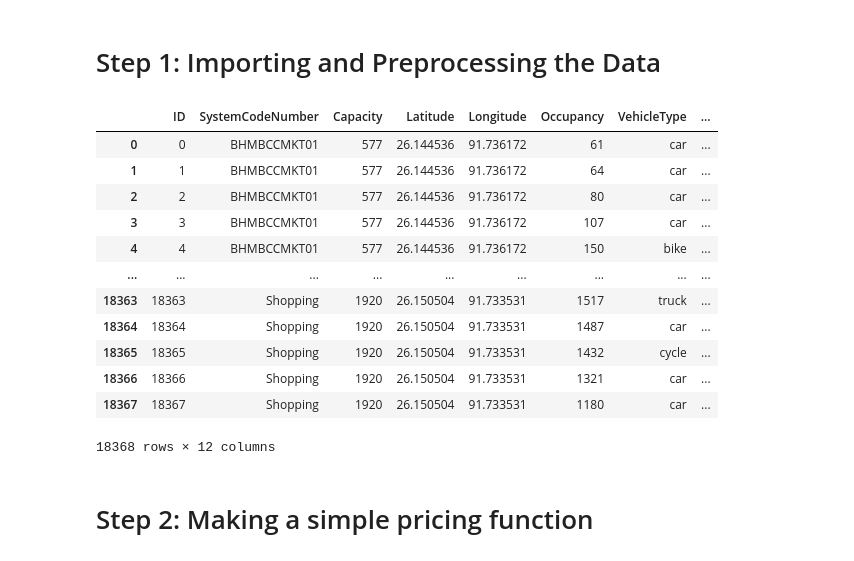
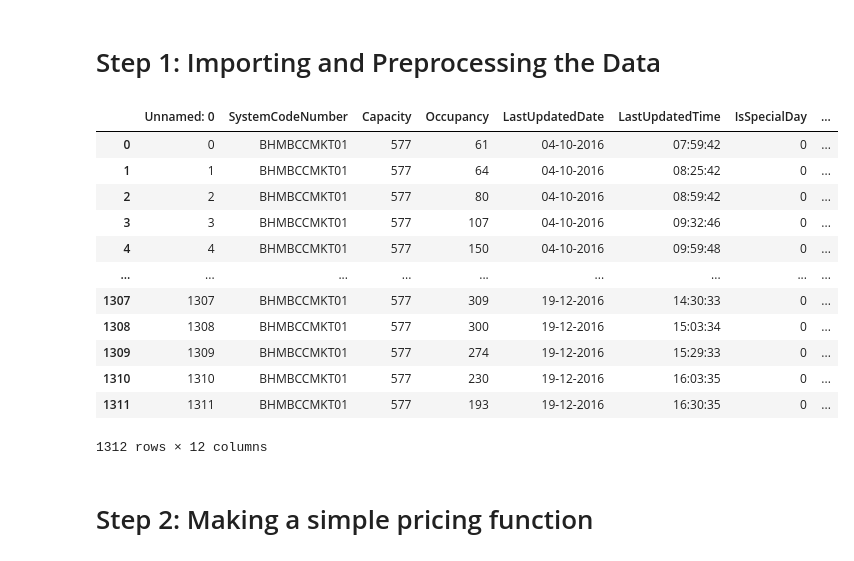
Before and after one commit to rahmani143/IITG_CA_AIML, a Jupyter notebook: final_project/Sample_Notebook.ipynb, the cells around one changed output. Saved outputs shown, nothing was run; the diff lists cells and outputs as text; code cells hidden in the pictures.

```diff
--- a/final_project/Sample_Notebook.ipynb
+++ b/final_project/Sample_Notebook.ipynb
@@ -22,24 +25,24 @@ import panel as pn
 # %% [markdown]
 # Step 1: Importing and Preprocessing the Data
 # %%
-df = pd.read_csv('dataset.csv')
+df = pd.read_csv('/content/Modified - modified (1).csv')
 df
 
 # You can find the sample dataset here: https://drive.google.com/file/d/1D479FLjp9aO3Mg8g6Lpj9oRViWacurA6/view?usp=sharing
 # %% [output]
-|  | ID | SystemCodeNumber | Capacity | Latitude | Longitude | Occupancy | VehicleType | ... |
-| 0 | 0 | BHMBCCMKT01 | 577 | 26.144536 | 91.736172 | 61 | car | ... |
-| 1 | 1 | BHMBCCMKT01 | 577 | 26.144536 | 91.736172 | 64 | car | ... |
-| 2 | 2 | BHMBCCMKT01 | 577 | 26.144536 | 91.736172 | 80 | car | ... |
-| 3 | 3 | BHMBCCMKT01 | 577 | 26.144536 | 91.736172 | 107 | car | ... |
-| 4 | 4 | BHMBCCMKT01 | 577 | 26.144536 | 91.736172 | 150 | bike | ... |
+|  | Unnamed: 0 | SystemCodeNumber | Capacity | Occupancy | LastUpdatedDate | LastUpdatedTime | IsSpecialDay | ... |
+| 0 | 0 | BHMBCCMKT01 | 577 | 61 | 04-10-2016 | 07:59:42 | 0 | ... |
+| 1 | 1 | BHMBCCMKT01 | 577 | 64 | 04-10-2016 | 08:25:42 | 0 | ... |
+| 2 | 2 | BHMBCCMKT01 | 577 | 80 | 04-10-2016 | 08:59:42 | 0 | ... |
+| 3 | 3 | BHMBCCMKT01 | 577 | 107 | 04-10-2016 | 09:32:46 | 0 | ... |
+| 4 | 4 | BHMBCCMKT01 | 577 | 150 | 04-10-2016 | 09:59:48 | 0 | ... |
 | ... | ... | ... | ... | ... | ... | ... | ... | ... |
-| 18363 | 18363 | Shopping | 1920 | 26.150504 | 91.733531 | 1517 | truck | ... |
-| 18364 | 18364 | Shopping | 1920 | 26.150504 | 91.733531 | 1487 | car | ... |
-| 18365 | 18365 | Shopping | 1920 | 26.150504 | 91.733531 | 1432 | cycle | ... |
-| 18366 | 18366 | Shopping | 1920 | 26.150504 | 91.733531 | 1321 | car | ... |
-| 18367 | 18367 | Shopping | 1920 | 26.150504 | 91.733531 | 1180 | car | ... |
+| 1307 | 1307 | BHMBCCMKT01 | 577 | 309 | 19-12-2016 | 14:30:33 | 0 | ... |
+| 1308 | 1308 | BHMBCCMKT01 | 577 | 300 | 19-12-2016 | 15:03:34 | 0 | ... |
+| 1309 | 1309 | BHMBCCMKT01 | 577 | 274 | 19-12-2016 | 15:29:33 | 0 | ... |
+| 1310 | 1310 | BHMBCCMKT01 | 577 | 230 | 19-12-2016 | 16:03:35 | 0 | ... |
+| 1311 | 1311 | BHMBCCMKT01 | 577 | 193 | 19-12-2016 | 16:30:35 | 0 | ... |
-18368 rows × 12 columns
+1312 rows × 12 columns
 # %%
 # Combine the 'LastUpdatedDate' and 'LastUpdatedTime' columns into a single datetime column
 df['Timestamp'] = pd.to_datetime(df['LastUpdatedDate'] + ' ' + df['LastUpdatedTime'],
```
Also changed, not shown: parts of 4 cells of this notebook, 5 other files.
